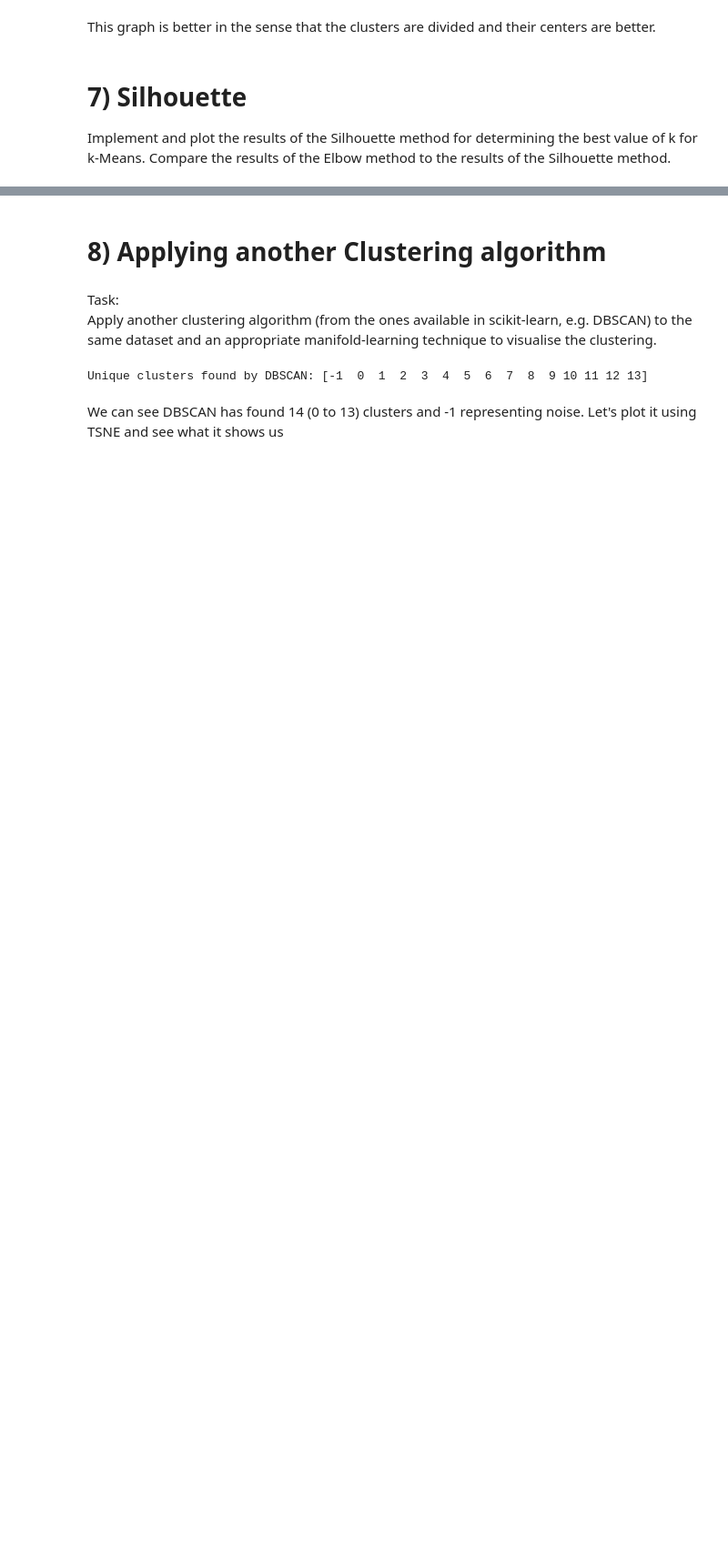
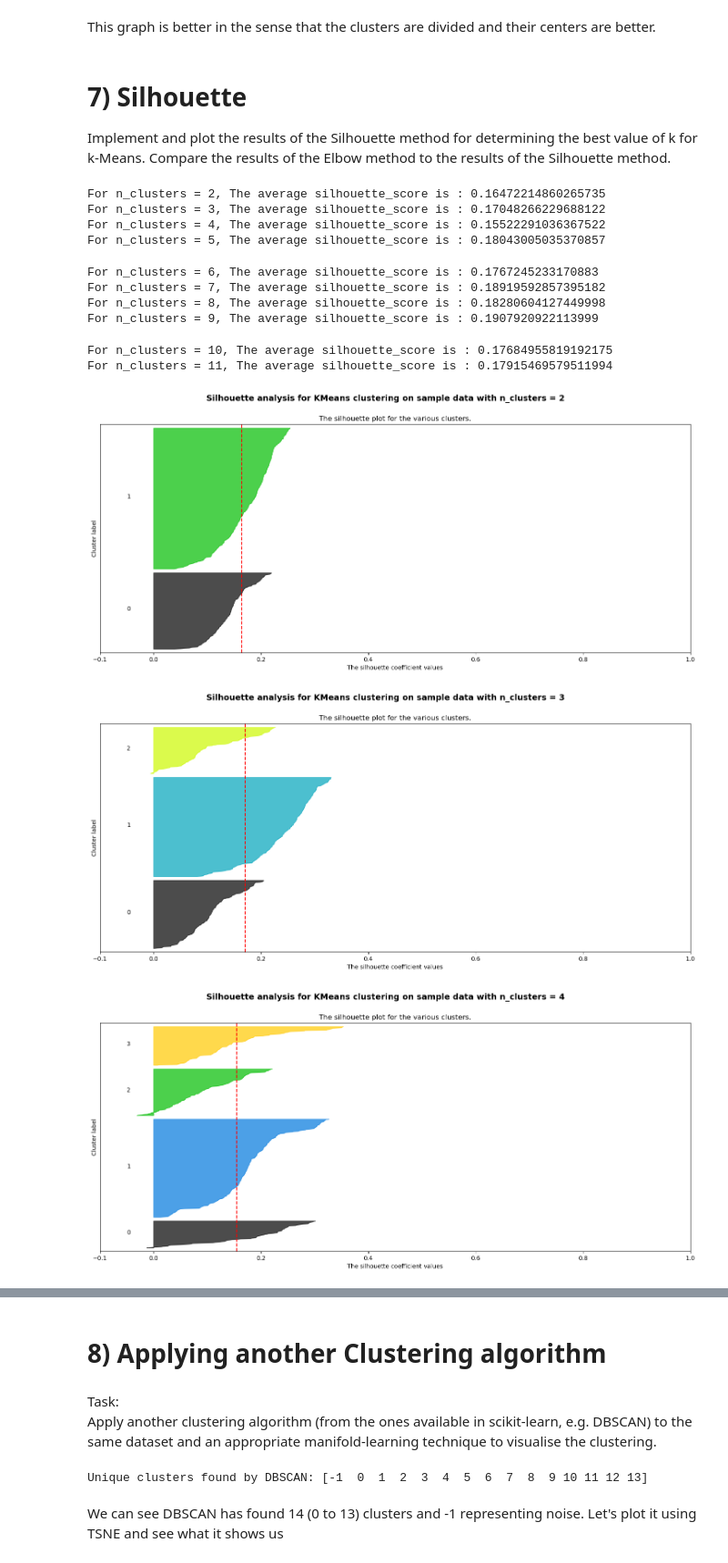
Before and after one commit to M-Byte480/Data-Mining-Assignments, a Jupyter notebook: lab3/Lab3.ipynb, the cells around one changed output, grey strips where cells are left out. Shown at 91% size. Saved outputs shown, nothing was run; the diff lists cells and outputs as text; code cells hidden in the pictures; blank space fills up the shorter version.

Commit message:
[Milan] Added silhoutte score

```diff
--- a/lab3/Lab3.ipynb
+++ b/lab3/Lab3.ipynb
@@ -187,6 +187,7 @@ Implement and plot the results of the Silhouette method for determining the best
 # %%
 # Authors: The scikit-learn developers
 # SPDX-License-Identifier: BSD-3-Clause
+# Taken from SciKit Learn documentation
 
 import matplotlib.cm as cm
 import matplotlib.pyplot as plt
@@ -197,11 +198,10 @@ from sklearn.datasets import make_blobs
 from sklearn.metrics import silhouette_samples, silhouette_score
 
 # Set up the range of cluster numbers to try
-range_n_clusters = [2, 3, 4, 5, 6, 7, 8, 9]
+range_n_clusters = [2, 3, 4, 5, 6, 7, 8, 9, 10, 11]
 
 for n_clusters in range_n_clusters:
-    # Create a subplot with 1 row and 2 columns
-    fig, (ax1, ax2) = plt.subplots(1, 2)
+    fig, ax1 = plt.subplots(1, 1)
     fig.set_size_inches(18, 7)
 
     # The 1st subplot is the silhouette plot
@@ -223,44 +223,44 @@ for n_clusters in range_n_clusters:
     for i in range(n_clusters):
         ith_cluster_silhouette_values = sample_silhouette_values[cluster_labels == i]
         ith_cluster_silhouette_values.sort()
 
         size_cluster_i = ith_cluster_silhouette_values.shape[0]
         y_upper = y_lower + size_cluster_i
 
         color = cm.nipy_spectral(float(i) / n_clusters)
         ax1.fill_betweenx(np.arange(y_lower, y_upper), 0, ith_cluster_silhouette_values, facecolor=color, edgecolor=color, alpha=0.7)
 
         # Label the silhouette plots with their cluster numbers
         ax1.text(-0.05, y_lower + 0.5 * size_cluster_i, str(i))
 
         # Update the y_lower for next plot
         y_lower = y_upper + 10  # 10 for spacing
 
     ax1.set_title("The silhouette plot for the various clusters.")
     ax1.set_xlabel("The silhouette coefficient values")
     ax1.set_ylabel("Cluster label")
 
     # The vertical line for average silhouette score of all the values
     ax1.axvline(x=silhouette_avg, color="red", linestyle="--")
 
     ax1.set_yticks([])
     ax1.set_xticks([-0.1, 0, 0.2, 0.4, 0.6, 0.8, 1])
 
-    # Second plot for the clustered data visualization
-    colors = cm.nipy_spectral(cluster_labels.astype(float) / n_clusters)
-    ax2.scatter(scaled_data[:, 0], scaled_data[:, 1], marker=".", s=30, lw=0, alpha=0.7, c=colors, edgecolor="k")
-
-    # Plot the centroids
-    centers = clusterer.cluster_centers_
-    ax2.scatter(centers[:, 0], centers[:, 1], marker="o", c="white", alpha=1, s=200, edgecolor="k")
-
-    for i, c in enumerate(centers):
-        ax2.scatter(c[0], c[1], marker="$%d$" % i, alpha=1, s=50, edgecolor="k")
-
-    ax2.set_title("The visualization of the clustered data.")
-    ax2.set_xlabel("Feature space for the 1st feature")
-    ax2.set_ylabel("Feature space for the 2nd feature")
 
     plt.suptitle(f"Silhouette analysis for KMeans clustering on sample data with n_clusters = {n_clusters}", fontsize=14, fontweight="bold")
 
 plt.show()
+# %% [output]
+For n_clusters = 2, The average silhouette_score is : 0.16472214860265735
+For n_clusters = 3, The average silhouette_score is : 0.17048266229688122
+For n_clusters = 4, The average silhouette_score is : 0.15522291036367522
+For n_clusters = 5, The average silhouette_score is : 0.18043005035370857
+For n_clusters = 6, The average silhouette_score is : 0.1767245233170883
+For n_clusters = 7, The average silhouette_score is : 0.18919592857395182
+For n_clusters = 8, The average silhouette_score is : 0.18280604127449998
+For n_clusters = 9, The average silhouette_score is : 0.1907920922113999
+For n_clusters = 10, The average silhouette_score is : 0.17684955819192175
+For n_clusters = 11, The average silhouette_score is : 0.17915469579511994
+[figure, added]
+[figure, added]
+[figure, added]
```
Also changed, not shown: parts of 5 cells of this notebook.
